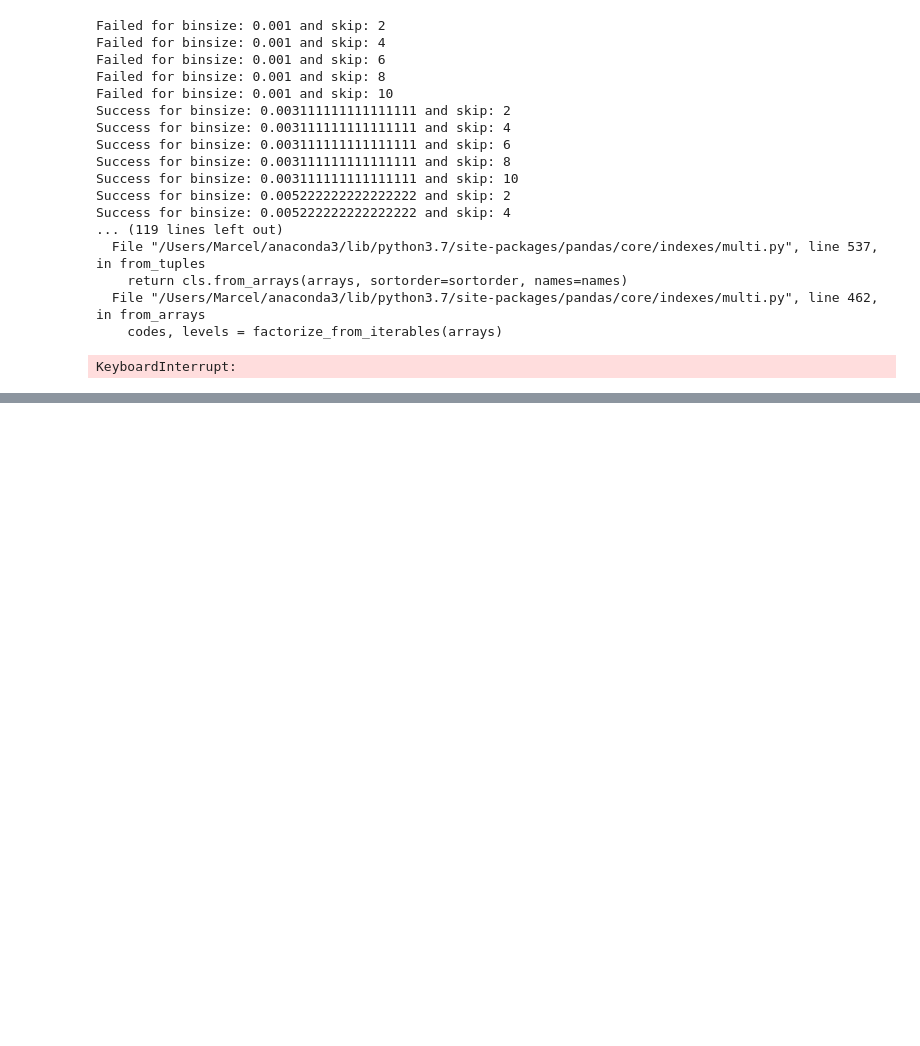
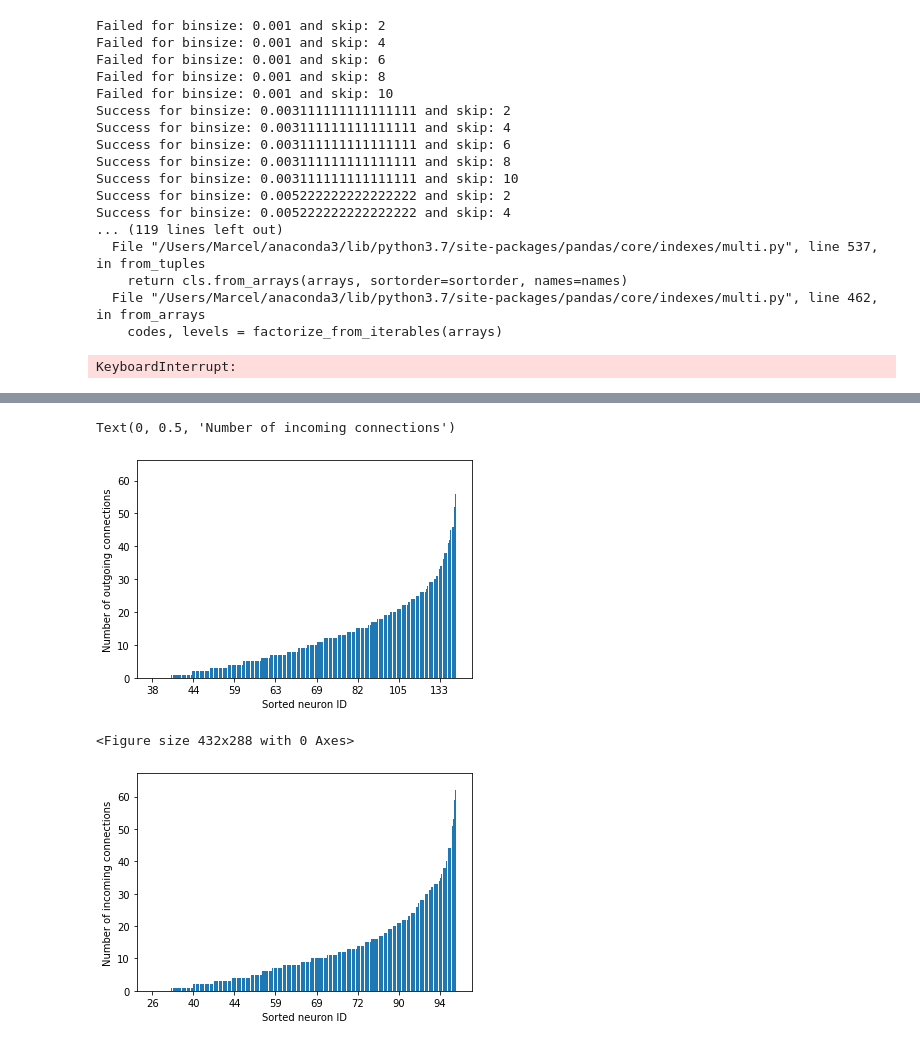
Before and after one commit to mmasque/temporal_emergence, a Jupyter notebook: temporal_emergence_analysis.ipynb, the cells around one changed output, grey strips where cells are left out. Drawn from its saved outputs; the diff is of its cells as text; code cells hidden in the pictures; blank space fills up the shorter version.

```diff
--- a/temporal_emergence_analysis.ipynb
+++ b/temporal_emergence_analysis.ipynb
@@ -278,0 +488,23 @@ KeyboardInterrupt:
+# %%
+# SAME BUT SORTED
+
+xes_sorted_out = [x for _, x in sorted(zip(num_out, range(371)))]
+xes_sorted_in = [x for _, x in sorted(zip(num_in, range(371)))]
+fig, ax = plt.subplots()
+ax.bar(range(371), sorted(num_out))
+ax.set_xticklabels(xes_sorted_out)
+ax.set_xlabel("Sorted neuron ID")
+ax.set_ylabel("Number of outgoing connections")
+
+plt.figure()
+
+fig, ax = plt.subplots()
+ax.bar(range(371), sorted(num_in))
+ax.set_xticklabels(xes_sorted_in)
+ax.set_xlabel("Sorted neuron ID")
+ax.set_ylabel("Number of incoming connections")
+# %% [output]
+Text(0, 0.5, 'Number of incoming connections')
+[figure, added]
+<Figure size 432x288 with 0 Axes>
+[figure, added]
```
Also changed, not shown: parts of 13 cells of this notebook, 12 other files.
